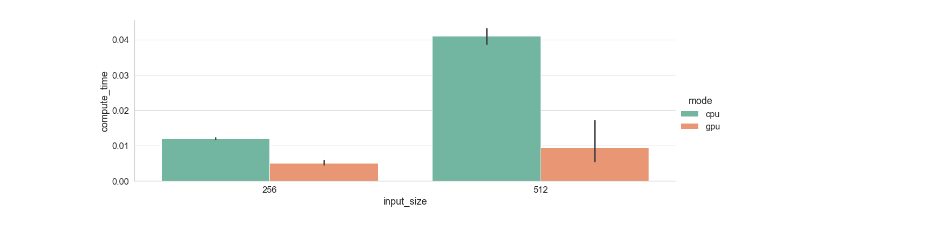
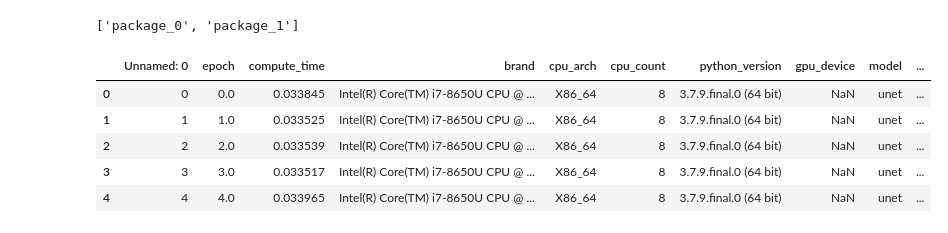
Before and after one commit to neurodatascience/watts_up_compute, a Jupyter notebook: notebooks/5_compare_cpu_gpu.ipynb, the cells around one changed output. Cells and saved outputs as stored; diff of their text form; code cells hidden in the pictures.

```diff
--- a/notebooks/5_compare_cpu_gpu.ipynb
+++ b/notebooks/5_compare_cpu_gpu.ipynb
@@ -13,26 +15,56 @@ import seaborn as sns
 project_dir = '../'
 data_dir = '{}data/'.format(project_dir)
 results_dir = '{}results/'.format(project_dir)
-# %%
-cpu_output_csv = '{}cpu_output.csv'.format(results_dir)
-cpu_output_csv_2 = '{}cpu_output_2.csv'.format(results_dir)
-gpu_output_csv = '{}gpu_output.csv'.format(results_dir)
-gpu_output_csv_2 = '{}gpu_output_2.csv'.format(results_dir)
-
-cpu_perf_df = pd.read_csv(cpu_output_csv)
-cpu_perf_df['mode'] = 'cpu'
-gpu_perf_df = pd.read_csv(gpu_output_csv)
-gpu_perf_df['mode'] = 'gpu'
-
-cpu_perf_df_2 = pd.read_csv(cpu_output_csv_2)
-cpu_perf_df_2['mode'] = 'cpu'
-gpu_perf_df_2 = pd.read_csv(gpu_output_csv_2)
-gpu_perf_df_2['mode'] = 'gpu'
-
-plot_df = cpu_perf_df.append(gpu_perf_df).append(cpu_perf_df_2).append(gpu_perf_df_2)
-
-sns.set(font_scale = 1.5)
-with sns.axes_style("whitegrid"):
-    g = sns.catplot(y='compute_time', x='input_size', hue='mode', kind='bar', data=plot_df, palette='Set2', aspect=3)
-# %% [output]
-[figure, removed]
+# %%
+
+matches
+# %% [output]
+['package_0', 'package_1']
+# %%
+def read_flops(f,mode):
+    flops_df = pd.read_csv(f)
+    flops_df['mode'] = mode
+    return flops_df
+
+def read_joules(f,mode):
+    joules_df = pd.read_csv(f)
+    jcols = joules_df.columns
+
+    regex = re.compile('package_.')
+    package_cols = [string for string in jcols if re.match(regex, string)]
+
+    regex = re.compile('dram_.')
+    dram_cols = [string for string in jcols if re.match(regex, string)]
+
+    joules_df['package_total'] = joules_df[package_cols].sum(axis=1)
+    joules_df['dram_total'] = joules_df[dram_cols].sum(axis=1)
+    joules_df['mode'] = mode
+
+    return joules_df
+# %%
+experiment_names = ['test_run','CC_test_run']
+proc_modes = ['cpu'] #,'gpu']
+
+jcols = ['experiment_name','duration','package_total','dram_total','mode']
+flops_df_concat = pd.DataFrame()
+joules_df_concat = pd.DataFrame()
+for exp_name in experiment_names:
+    for proc_mode in proc_modes:
+        flops_csv = '{}{}_flops_{}.csv'.format(results_dir,exp_name,proc_mode)
+        joules_csv = '{}{}_joules_{}.csv'.format(results_dir,exp_name,proc_mode)
+        flops_df = read_flops(flops_csv,proc_mode)
+        flops_df['experiment_name'] = exp_name
+        joules_df = read_joules(joules_csv,proc_mode)
+        joules_df['experiment_name'] = exp_name
+        flops_df_concat = flops_df_concat.append(flops_df)
+        joules_df_concat = joules_df_concat.append(joules_df[jcols])
+
+
+flops_df_concat.head()
+# %% [output]
+|  | Unnamed: 0 | epoch | compute_time | brand | cpu_arch | cpu_count | python_version | gpu_device | model | ... |
+| 0 | 0 | 0.0 | 0.033845 | Intel(R) Core(TM) i7-8650U CPU @ ... | X86_64 | 8 | 3.7.9.final.0 (64 bit) | NaN | unet | ... |
+| 1 | 1 | 1.0 | 0.033525 | Intel(R) Core(TM) i7-8650U CPU @ ... | X86_64 | 8 | 3.7.9.final.0 (64 bit) | NaN | unet | ... |
+| 2 | 2 | 2.0 | 0.033539 | Intel(R) Core(TM) i7-8650U CPU @ ... | X86_64 | 8 | 3.7.9.final.0 (64 bit) | NaN | unet | ... |
+| 3 | 3 | 3.0 | 0.033517 | Intel(R) Core(TM) i7-8650U CPU @ ... | X86_64 | 8 | 3.7.9.final.0 (64 bit) | NaN | unet | ... |
+| 4 | 4 | 4.0 | 0.033965 | Intel(R) Core(TM) i7-8650U CPU @ ... | X86_64 | 8 | 3.7.9.final.0 (64 bit) | NaN | unet | ... |
```
Also changed, not shown: parts of 5 cells of this notebook, 3 other files.
